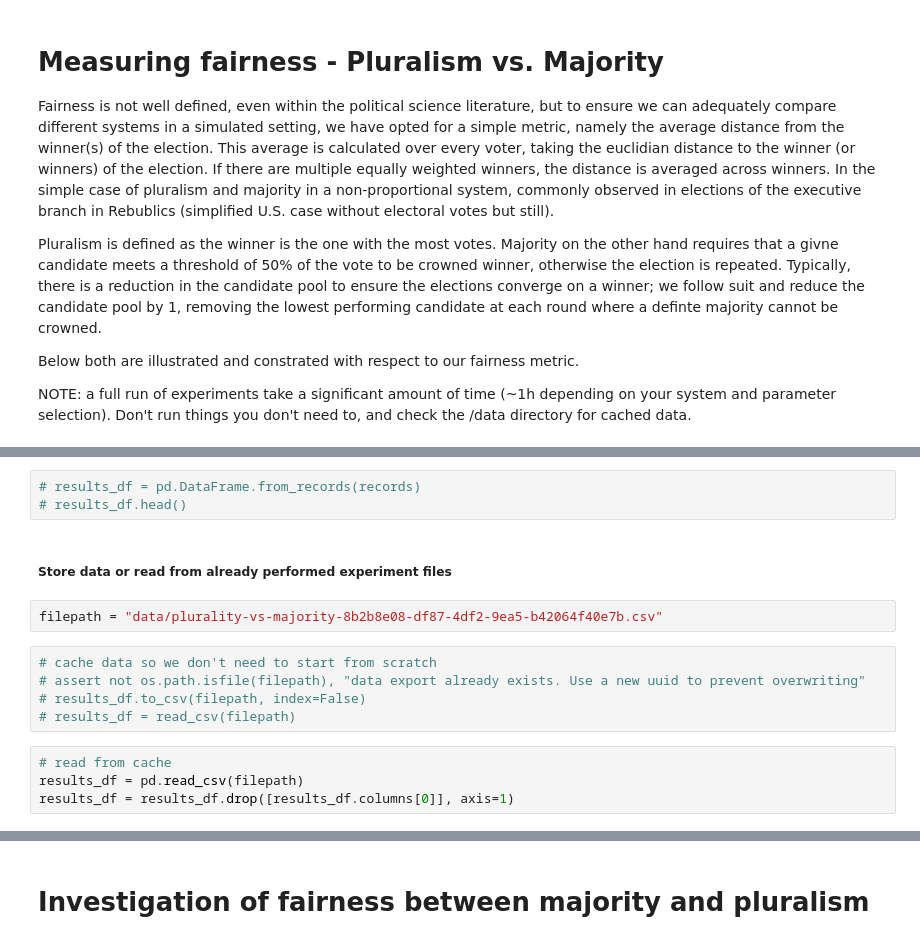
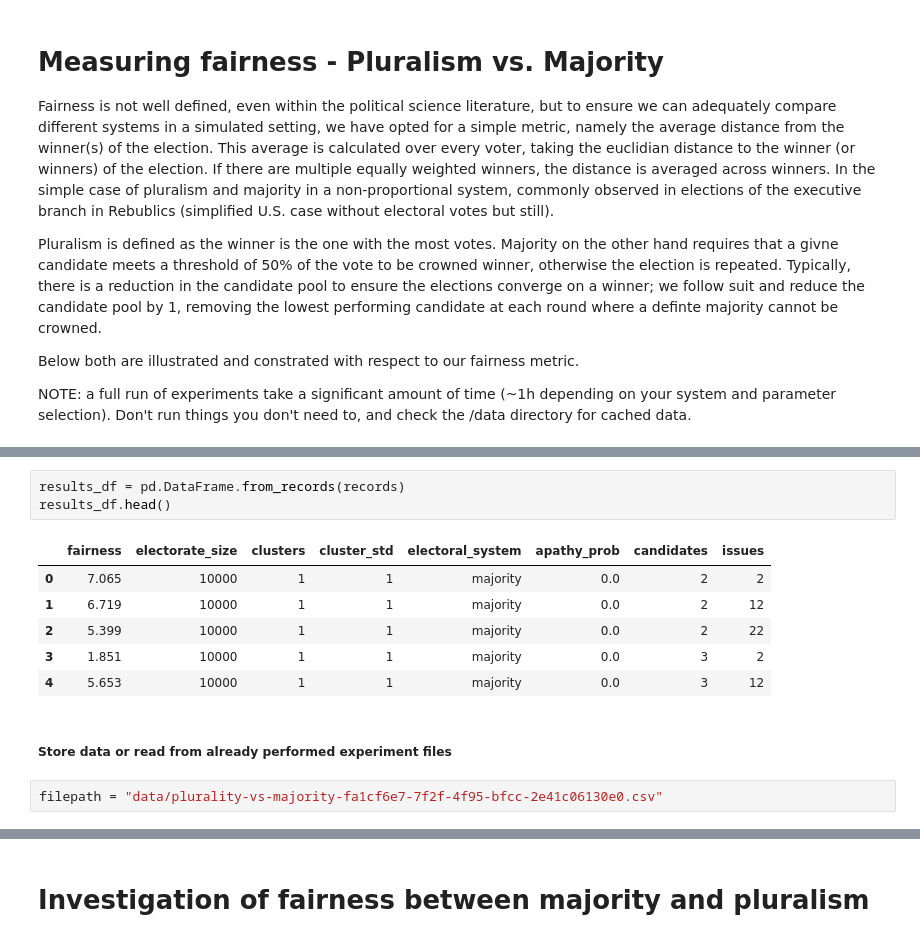
Before and after one commit to Expan75/complex-simulation-project, a Jupyter notebook: plurality_vs_majority.ipynb, the cells around one changed output, grey strips where cells are left out. Cells and saved outputs as stored; diff of their text form.

```diff
--- a/plurality_vs_majority.ipynb
+++ b/plurality_vs_majority.ipynb
@@ -151,16 +145,14 @@ KeyboardInterrupt:
 # %%
-# results_df = pd.DataFrame.from_records(records)
-# results_df.head()
+results_df = pd.DataFrame.from_records(records)
+results_df.head()
+# %% [output]
+|  | fairness | electorate_size | clusters | cluster_std | electoral_system | apathy_prob | candidates | issues |
+| 0 | 7.065 | 10000 | 1 | 1 | majority | 0.0 | 2 | 2 |
+| 1 | 6.719 | 10000 | 1 | 1 | majority | 0.0 | 2 | 12 |
+| 2 | 5.399 | 10000 | 1 | 1 | majority | 0.0 | 2 | 22 |
+| 3 | 1.851 | 10000 | 1 | 1 | majority | 0.0 | 3 | 2 |
+| 4 | 5.653 | 10000 | 1 | 1 | majority | 0.0 | 3 | 12 |
-# %% [markdown]
-##### Store data or read from already performed experiment files
+# %% [markdown]
+##### Store data or read from already performed experiment files
 # %%
-filepath = "data/plurality-vs-majority-8b2b8e08-df87-4df2-9ea5-b42064f40e7b.csv"
+filepath = "data/plurality-vs-majority-fa1cf6e7-7f2f-4f95-bfcc-2e41c06130e0.csv"
-# %%
-# cache data so we don't need to start from scratch
-# assert not os.path.isfile(filepath), "data export already exists. Use a new uuid to prevent overwriting"
-# results_df.to_csv(filepath, index=False)
-# results_df = read_csv(filepath)
-# %%
-# read from cache
-results_df = pd.read_csv(filepath)
-results_df = results_df.drop([results_df.columns[0]], axis=1)
```
Also changed, not shown: parts of 26 cells of this notebook, 6 other files.
